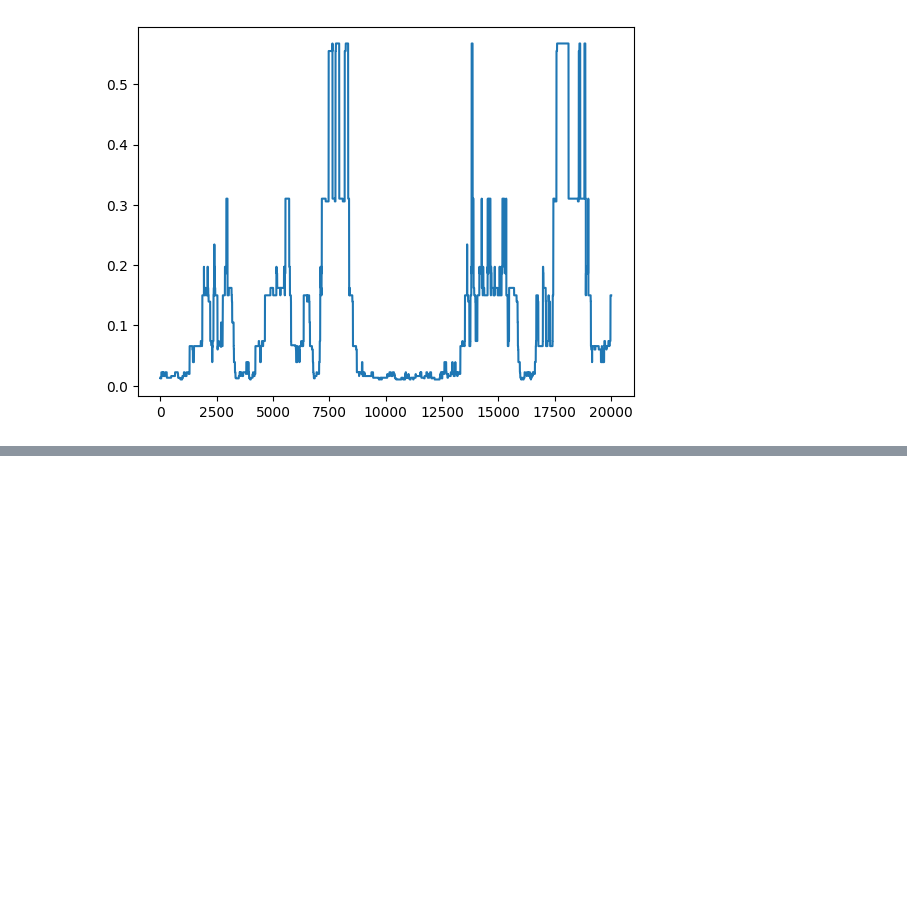
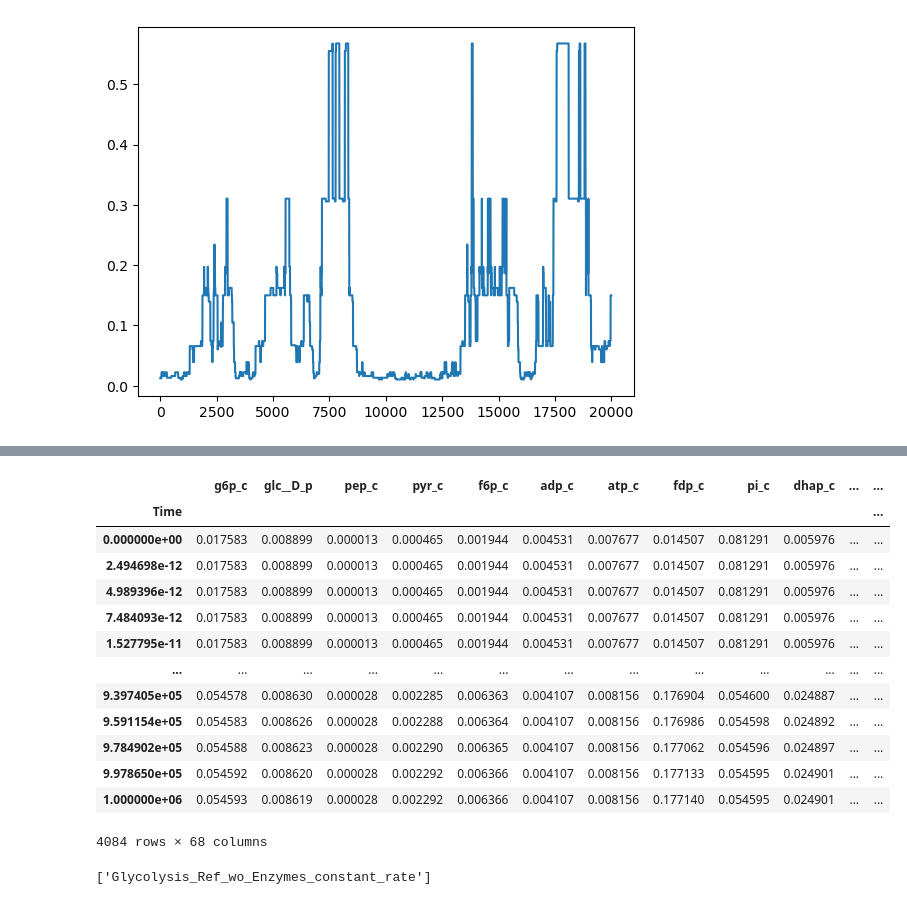
Before and after one commit to jonruh/GDGA_Shortcourse_fork, a Jupyter notebook: Module4_Kinetics/Part2_Exercise/original_COBRA to MASS model workflow_DDB-Copy1.ipynb, the cells around one changed output, grey strips where cells are left out. Cells and saved outputs as stored; diff of their text form; code cells hidden in the pictures; blank space fills up the shorter version.

```diff
--- a/Module4_Kinetics/Part2_Exercise/original_COBRA to MASS model workflow_DDB-Copy1.ipynb
+++ b/Module4_Kinetics/Part2_Exercise/original_COBRA to MASS model workflow_DDB-Copy1.ipynb
@@ -1289,0 +1203,6 @@ Updating stored solutions
+# %%
+reference_model = model.copy()
+reference_model.id = "Glycolysis_Ref_wo_Enzymes_constant_rate"
+sim = Simulation(reference_model=reference_model,id=None,verbose=False,variable_step_size=False,)
+
+tfinal = 0.03 # time of one step
@@ -1289,0 +1450,21 @@ Updating stored solutions
+# %%
+conc_sol_orig.to_frame()
+# %% [output]
+|  | g6p_c | glc__D_p | pep_c | pyr_c | f6p_c | adp_c | atp_c | fdp_c | pi_c | dhap_c | ... | ... |
+| Time |  |  |  |  |  |  |  |  |  |  |  | ... |
+| 0.000000e+00 | 0.017583 | 0.008899 | 0.000013 | 0.000465 | 0.001944 | 0.004531 | 0.007677 | 0.014507 | 0.081291 | 0.005976 | ... | ... |
+| 2.494698e-12 | 0.017583 | 0.008899 | 0.000013 | 0.000465 | 0.001944 | 0.004531 | 0.007677 | 0.014507 | 0.081291 | 0.005976 | ... | ... |
+| 4.989396e-12 | 0.017583 | 0.008899 | 0.000013 | 0.000465 | 0.001944 | 0.004531 | 0.007677 | 0.014507 | 0.081291 | 0.005976 | ... | ... |
+| 7.484093e-12 | 0.017583 | 0.008899 | 0.000013 | 0.000465 | 0.001944 | 0.004531 | 0.007677 | 0.014507 | 0.081291 | 0.005976 | ... | ... |
+| 1.527795e-11 | 0.017583 | 0.008899 | 0.000013 | 0.000465 | 0.001944 | 0.004531 | 0.007677 | 0.014507 | 0.081291 | 0.005976 | ... | ... |
+| ... | ... | ... | ... | ... | ... | ... | ... | ... | ... | ... | ... | ... |
+| 9.397405e+05 | 0.054578 | 0.008630 | 0.000028 | 0.002285 | 0.006363 | 0.004107 | 0.008156 | 0.176904 | 0.054600 | 0.024887 | ... | ... |
+| 9.591154e+05 | 0.054583 | 0.008626 | 0.000028 | 0.002288 | 0.006364 | 0.004107 | 0.008156 | 0.176986 | 0.054598 | 0.024892 | ... | ... |
+| 9.784902e+05 | 0.054588 | 0.008623 | 0.000028 | 0.002290 | 0.006365 | 0.004107 | 0.008156 | 0.177062 | 0.054596 | 0.024897 | ... | ... |
+| 9.978650e+05 | 0.054592 | 0.008620 | 0.000028 | 0.002292 | 0.006366 | 0.004107 | 0.008156 | 0.177133 | 0.054595 | 0.024901 | ... | ... |
+| 1.000000e+06 | 0.054593 | 0.008619 | 0.000028 | 0.002292 | 0.006366 | 0.004107 | 0.008156 | 0.177140 | 0.054595 | 0.024901 | ... | ... |
+4084 rows × 68 columns
+# %%
+sim.models
+# %% [output]
+['Glycolysis_Ref_wo_Enzymes_constant_rate']
```
Also changed, not shown: parts of 65 cells of this notebook.
